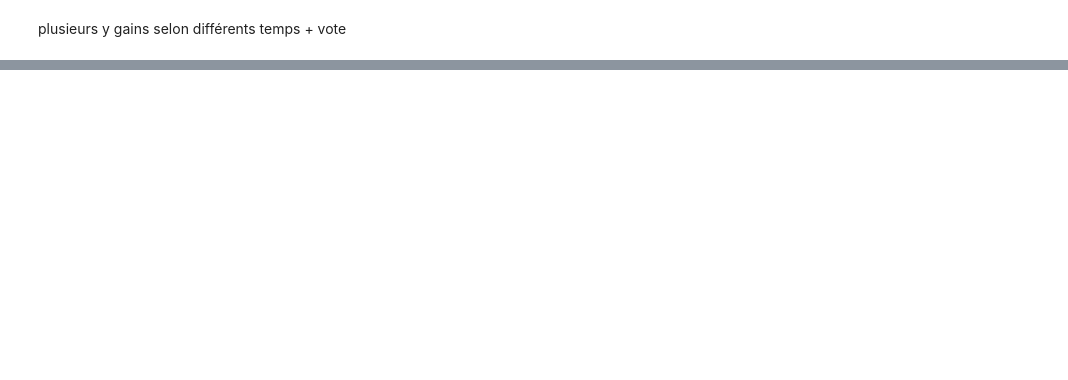
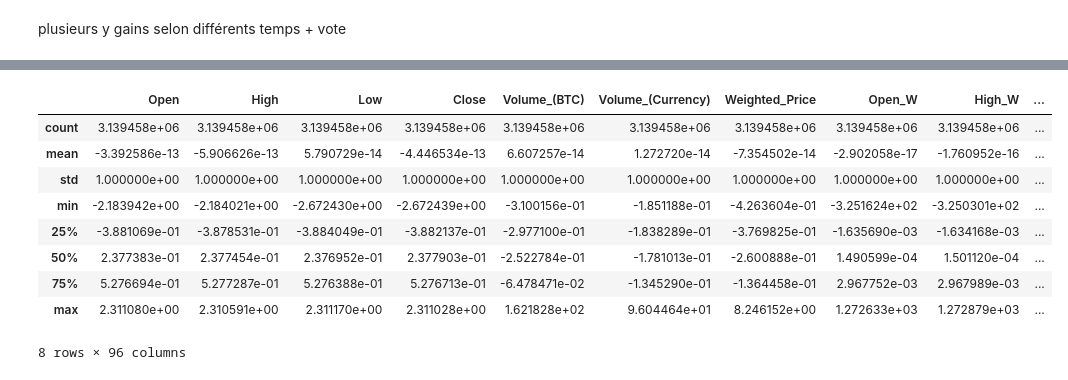
Before and after one commit to QuentinBacuet/DS_in_Practice, a Jupyter notebook: Crypto.ipynb, the cells around one changed output, grey strips where cells are left out. Cells and saved outputs as stored; diff of their text form; code cells hidden in the pictures; blank space fills up the shorter version.

```diff
--- a/Crypto.ipynb
+++ b/Crypto.ipynb
@@ -37,5 +41,5 @@ def plot_history(history, title):
     finalize_standardplot(fig, ax1, ax2)
     return fig
 # %%
-df = pd.read_csv("bitstampUSD_1-min_data_2012-01-01_to_2018-01-08.csv")
+df = pd.read_csv('Data/bitstampUSD_1-min_data_2012-01-01_to_2018-01-08.csv')
 # %%
@@ -100,10 +114,18 @@ display(df.sample(10))
 # %%
 df = df.dropna(how ='any')
 
 y = df.y
 df = (df-df.mean())/df.std()
 df.y = y
 display(df.describe())
-
-train=df.sample(frac=0.8,random_state=200)
-test=df.drop(train.index)
+# %% [output]
+|  | Open | High | Low | Close | Volume_(BTC) | Volume_(Currency) | Weighted_Price | Open_W | High_W | ... |
+| count | 3.139458e+06 | 3.139458e+06 | 3.139458e+06 | 3.139458e+06 | 3.139458e+06 | 3.139458e+06 | 3.139458e+06 | 3.139458e+06 | 3.139458e+06 | ... |
+| mean | -3.392586e-13 | -5.906626e-13 | 5.790729e-14 | -4.446534e-13 | 6.607257e-14 | 1.272720e-14 | -7.354502e-14 | -2.902058e-17 | -1.760952e-16 | ... |
+| std | 1.000000e+00 | 1.000000e+00 | 1.000000e+00 | 1.000000e+00 | 1.000000e+00 | 1.000000e+00 | 1.000000e+00 | 1.000000e+00 | 1.000000e+00 | ... |
+| min | -2.183942e+00 | -2.184021e+00 | -2.672430e+00 | -2.672439e+00 | -3.100156e-01 | -1.851188e-01 | -4.263604e-01 | -3.251624e+02 | -3.250301e+02 | ... |
+| 25% | -3.881069e-01 | -3.878531e-01 | -3.884049e-01 | -3.882137e-01 | -2.977100e-01 | -1.838289e-01 | -3.769825e-01 | -1.635690e-03 | -1.634168e-03 | ... |
+| 50% | 2.377383e-01 | 2.377454e-01 | 2.376952e-01 | 2.377903e-01 | -2.522784e-01 | -1.781013e-01 | -2.600888e-01 | 1.490599e-04 | 1.501120e-04 | ... |
+| 75% | 5.276694e-01 | 5.277287e-01 | 5.276388e-01 | 5.276713e-01 | -6.478471e-02 | -1.345290e-01 | -1.364458e-01 | 2.967752e-03 | 2.967989e-03 | ... |
+| max | 2.311080e+00 | 2.310591e+00 | 2.311170e+00 | 2.311028e+00 | 1.621828e+02 | 9.604464e+01 | 8.246152e+00 | 1.272633e+03 | 1.272879e+03 | ... |
+8 rows × 96 columns
```
Also changed, not shown: parts of 11 cells of this notebook, 2 other files.
